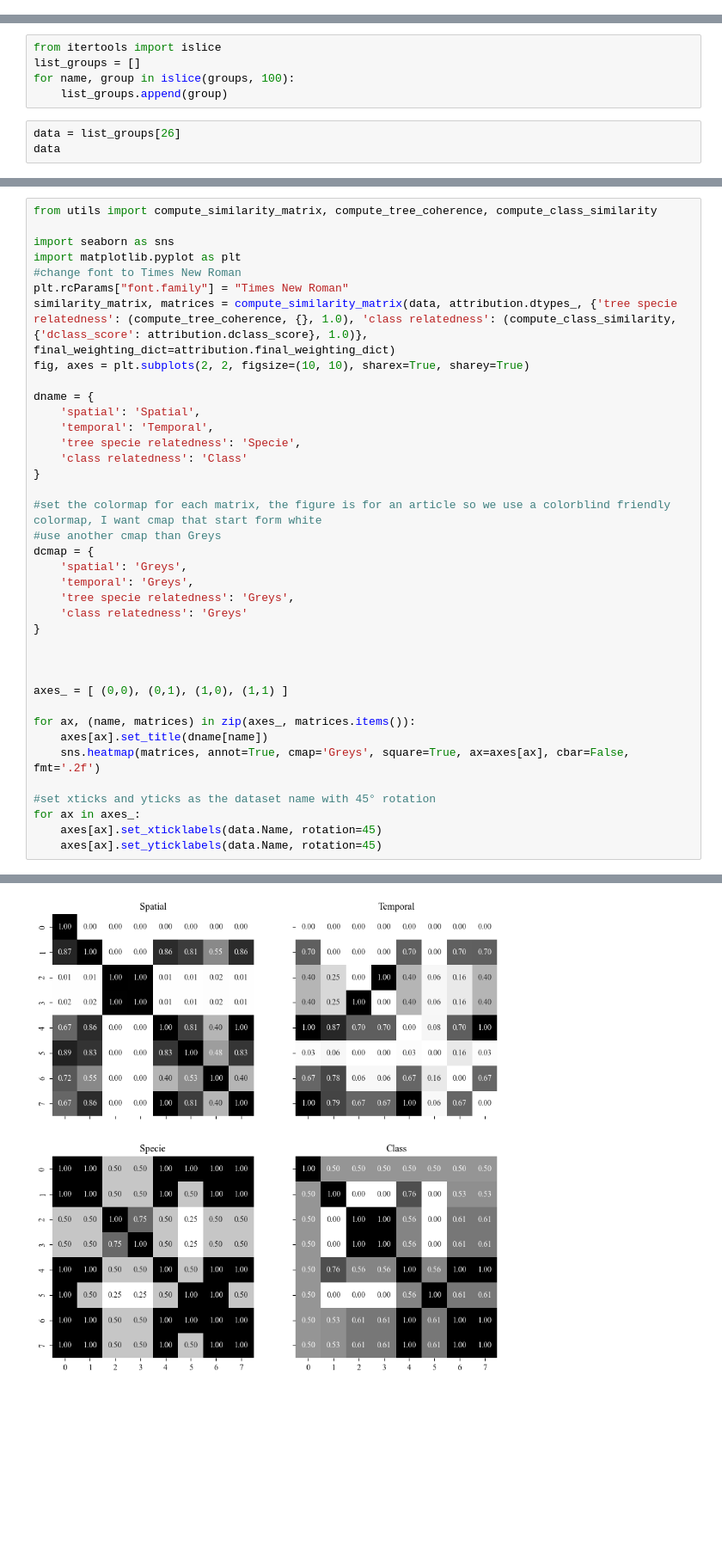
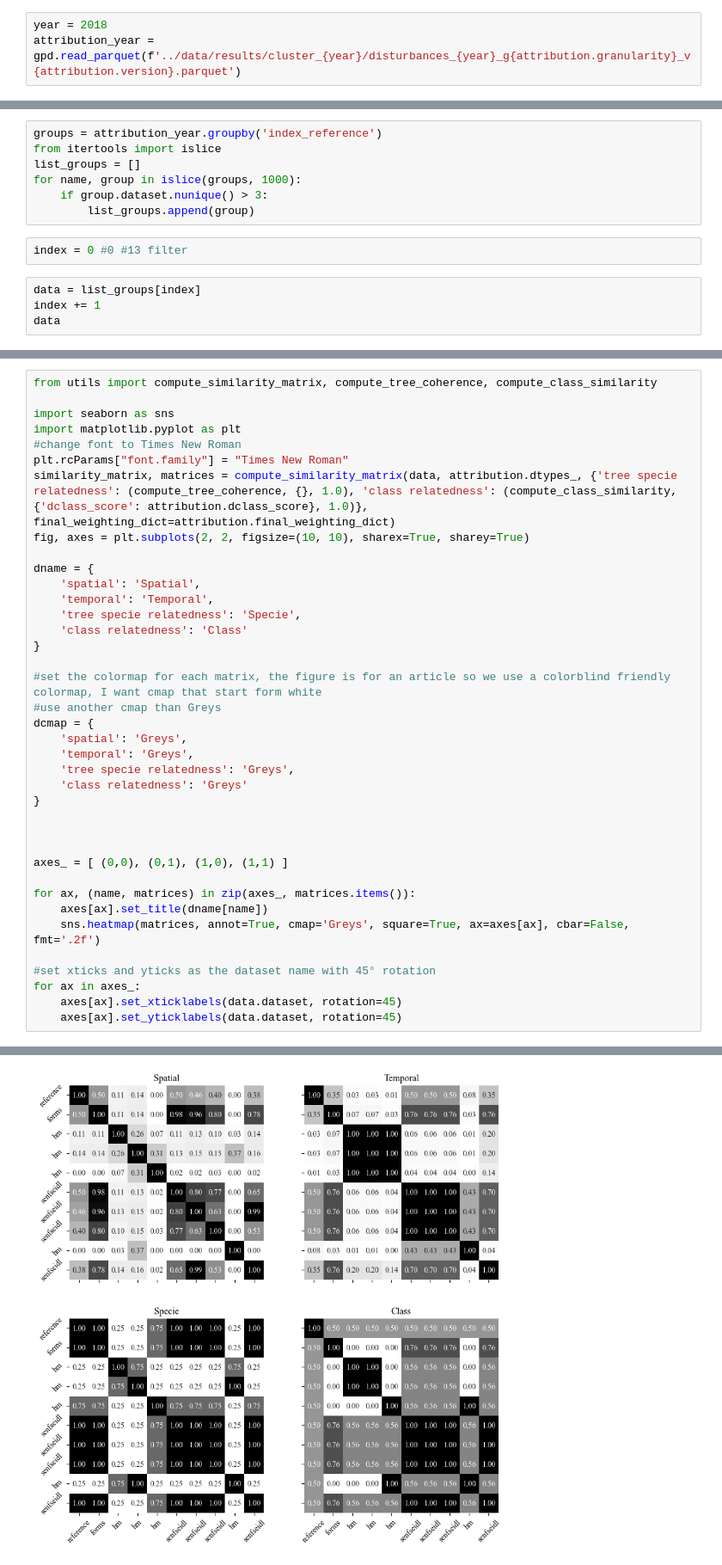
Before and after one commit to ArthurCalvi/Disturbance-Attribution-Dataset-Joining, a Jupyter notebook: join-datasets/Visualisation_matrix.ipynb, the cells around one changed output, grey strips where cells are left out. Shown at 86% size. Cells and saved outputs as stored; diff of their text form; blank space fills up the shorter version.

```diff
--- a/join-datasets/Visualisation_matrix.ipynb
+++ b/join-datasets/Visualisation_matrix.ipynb
@@ -160,0 +266,3 @@ groups = df.groupby('index_reference')
+# %%
+year = 2018
+attribution_year = gpd.read_parquet(f'../data/results/cluster_{year}/disturbances_{year}_g{attribution.granularity}_v{attribution.version}.parquet')
@@ -161,10 +297,15 @@ groups = df.groupby('index_reference')
 # %%
+groups = attribution_year.groupby('index_reference')
 from itertools import islice
 list_groups = []
-for name, group in islice(groups, 100):
-    list_groups.append(group)
+for name, group in islice(groups, 1000):
+    if group.dataset.nunique() > 3:
+        list_groups.append(group)
+# %%
+index = 0 #0 #13 filter
 # %%
-data = list_groups[26]
+data = list_groups[index]
+index += 1
 data
 # %% [output]
 |  | index | index_reference | geometry | year | tree_type | essence | class | start_date | end_date | ... |
@@ -221,6 +419,6 @@ for ax, (name, matrices) in zip(axes_, matrices.items()):
 
 #set xticks and yticks as the dataset name with 45° rotation
 for ax in axes_:
-    axes[ax].set_xticklabels(data.Name, rotation=45)
-    axes[ax].set_yticklabels(data.Name, rotation=45)
+    axes[ax].set_xticklabels(data.dataset, rotation=45)
+    axes[ax].set_yticklabels(data.dataset, rotation=45)
 # %% [output]
@@ -228 +425 @@ AttributeError: 'GeoDataFrame' object has no attribute 'Name'
-[figure, old version]
+[figure, new version]
```
Also changed, not shown: parts of 28 cells of this notebook, 12 other files.
